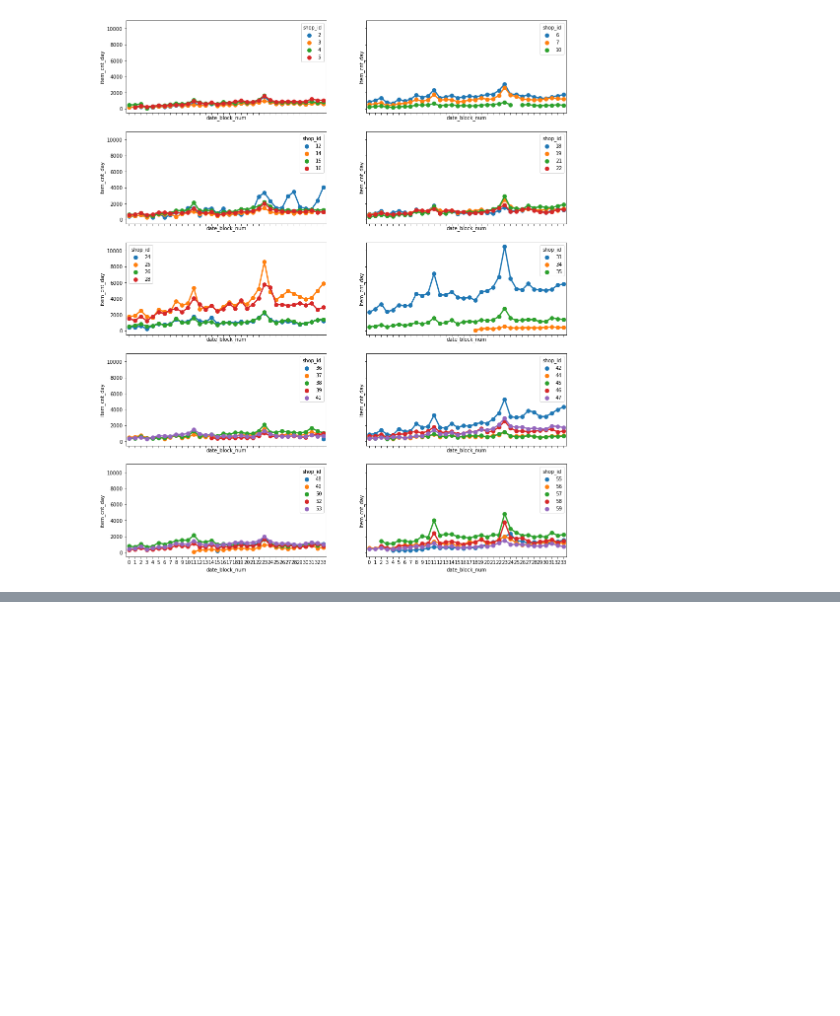
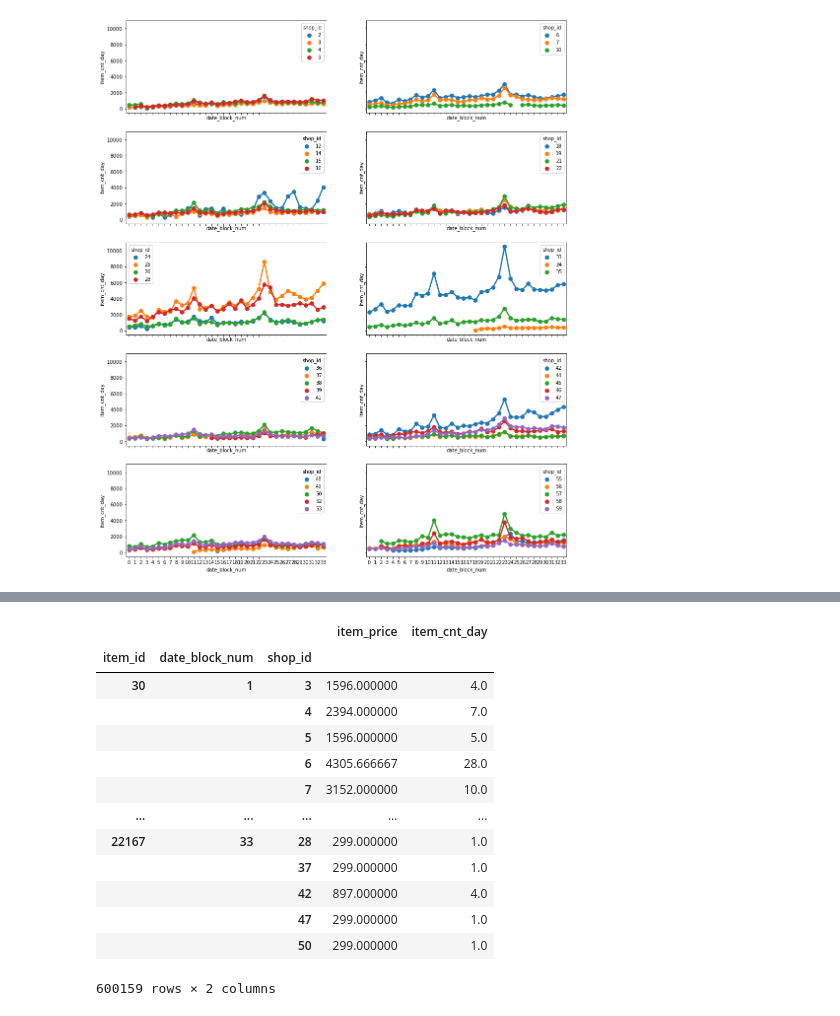
Before and after one commit to agustinsilva447/QuantumHack, a Jupyter notebook: MLandSCM.ipynb, the cells around one changed output, grey strips where cells are left out. Saved outputs shown, nothing was run; the diff lists cells and outputs as text; code cells hidden in the pictures; blank space fills up the shorter version.

```diff
--- a/MLandSCM.ipynb
+++ b/MLandSCM.ipynb
@@ -50,0 +80,22 @@ train = train.set_index('item_id').join(items.set_index('item_id')).drop('item_n
+# %%
+train = train.drop('date', axis=1)
+train = train.drop('item_category_id', axis=1)
+train = train.groupby(['shop_id', 'item_id', 'date_block_num', 'month', 'year']).sum()
+train = train.sort_index()
+# %%
+train.reset_index().groupby(['item_id', 'date_block_num', 'shop_id']).mean()
+# %% [output]
+|  |  |  | item_price | item_cnt_day |
+| item_id | date_block_num | shop_id |  |  |
+| 30 | 1 | 3 | 1596.000000 | 4.0 |
+|  |  | 4 | 2394.000000 | 7.0 |
+|  |  | 5 | 1596.000000 | 5.0 |
+|  |  | 6 | 4305.666667 | 28.0 |
+|  |  | 7 | 3152.000000 | 10.0 |
+| ... | ... | ... | ... | ... |
+| 22167 | 33 | 28 | 299.000000 | 1.0 |
+|  |  | 37 | 299.000000 | 1.0 |
+|  |  | 42 | 897.000000 | 4.0 |
+|  |  | 47 | 299.000000 | 1.0 |
+|  |  | 50 | 299.000000 | 1.0 |
+600159 rows × 2 columns
```
Also changed, not shown: parts of 3 cells of this notebook.
